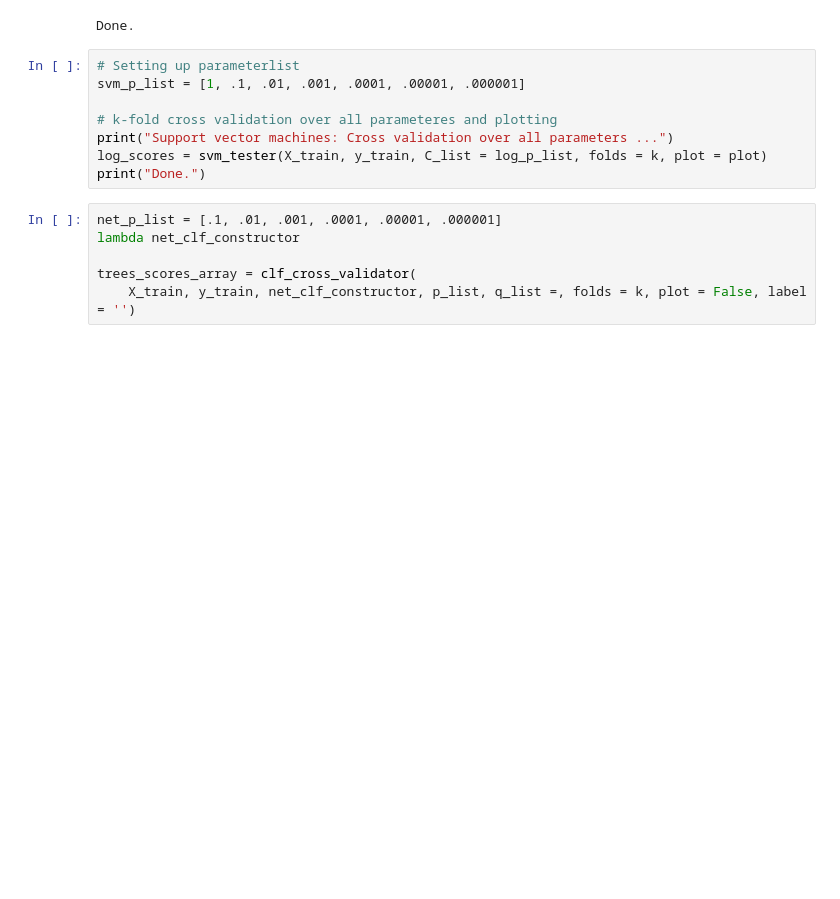
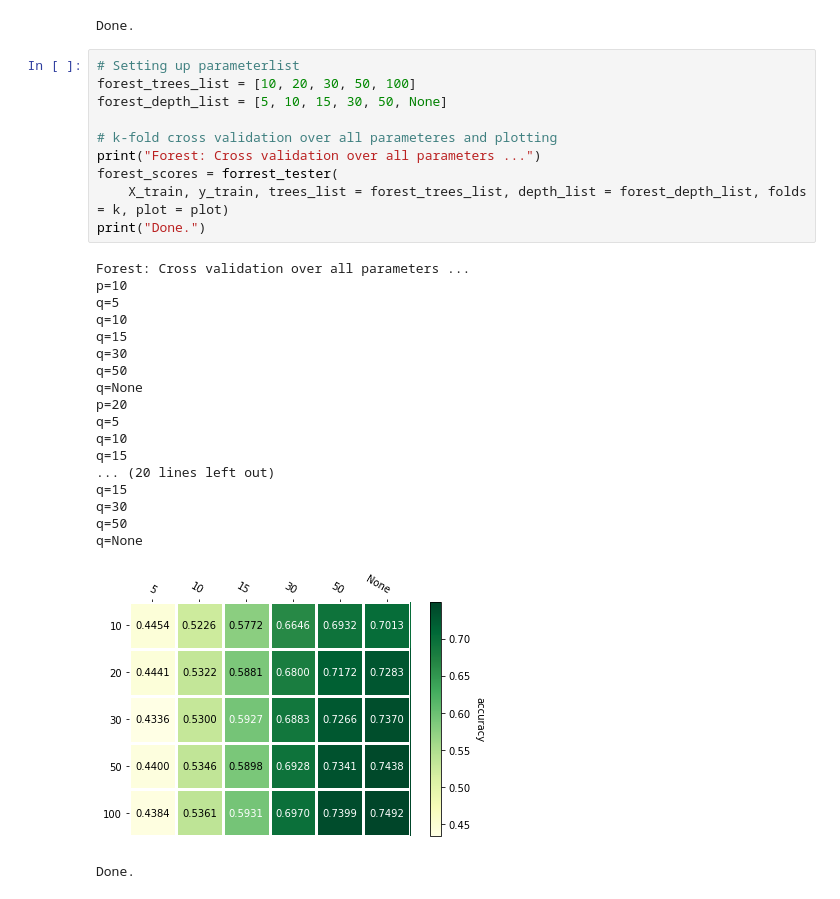
Before and after one commit to jonabaa/Project3, a Jupyter notebook: Testing all four methods over parameters.ipynb, the cells around one changed output. Drawn from its saved outputs; the diff is of its cells as text; blank space fills up the shorter version.

```diff
--- a/Testing all four methods over parameters.ipynb
+++ b/Testing all four methods over parameters.ipynb
@@ -33,15 +33,31 @@ Support vector machines: Cross validation over all parameters ...
 Done.
 # %%
 # Setting up parameterlist
-svm_p_list = [1, .1, .01, .001, .0001, .00001, .000001]
+forest_trees_list = [10, 20, 30, 50, 100]
+forest_depth_list = [5, 10, 15, 30, 50, None]
 
 # k-fold cross validation over all parameteres and plotting
-print("Support vector machines: Cross validation over all parameters ...")
-log_scores = svm_tester(X_train, y_train, C_list = log_p_list, folds = k, plot = plot)
+print("Forest: Cross validation over all parameters ...")
+forest_scores = forrest_tester(
+    X_train, y_train, trees_list = forest_trees_list, depth_list = forest_depth_list, folds = k, plot = plot)
 print("Done.")
+# %% [output]
+Forest: Cross validation over all parameters ...
+p=10
+q=5
+q=10
+q=15
+q=30
+q=50
+q=None
+p=20
+q=5
+q=10
+q=15
+... (20 lines left out)
+q=15
+q=30
+q=50
+q=None
+[figure, added]
+Done.
-# %%
-net_p_list = [.1, .01, .001, .0001, .00001, .000001]
-lambda net_clf_constructor
-
-trees_scores_array = clf_cross_validator(
-    X_train, y_train, net_clf_constructor, p_list, q_list =, folds = k, plot = False, label = '')
```
Also changed, not shown: parts of 3 cells of this notebook, 1 other file.
